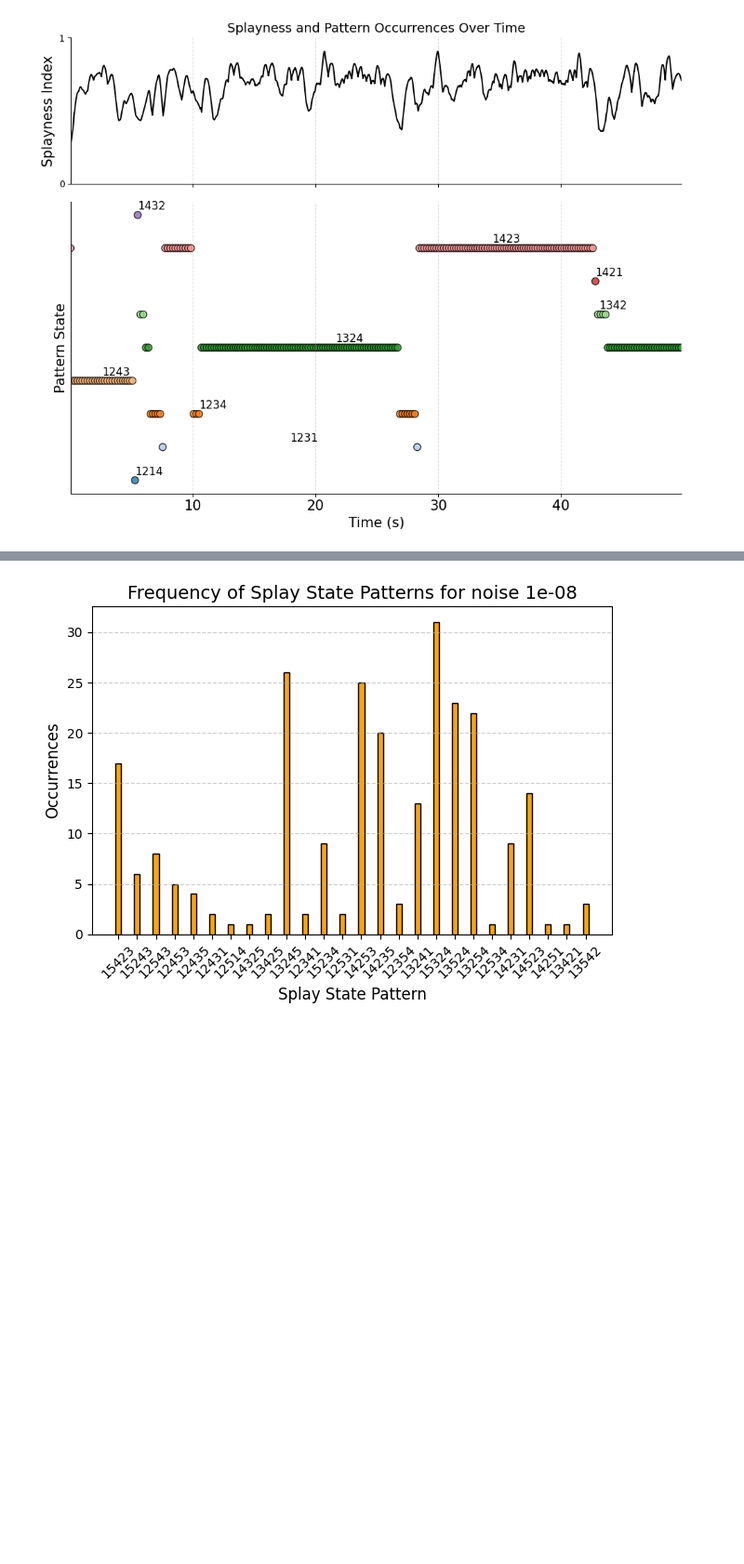
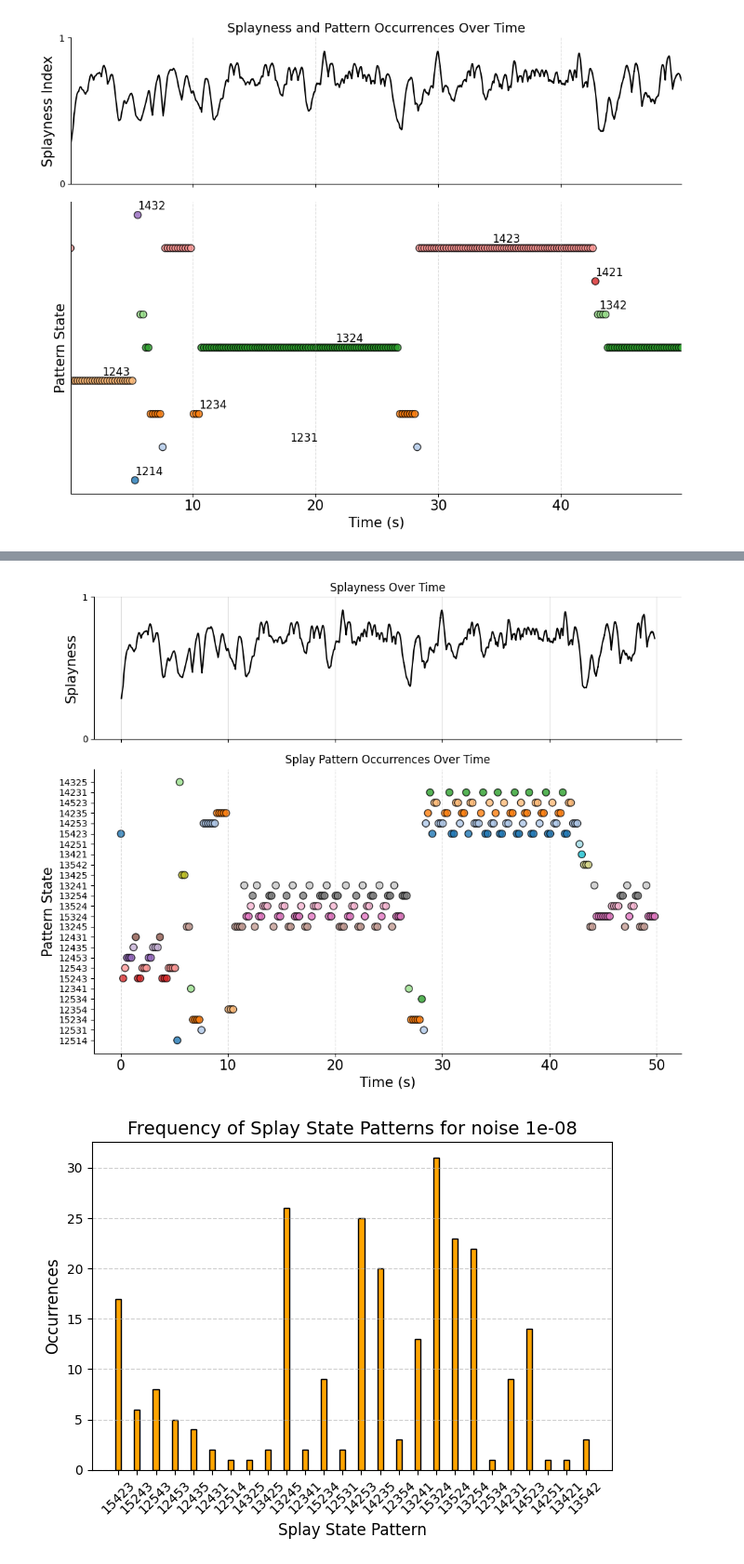
Before and after one commit to AtharvSuryawanshi/Desynchronizing-Neural-Circuits-using-gap-junctions, a Jupyter notebook: splay_state_progression.ipynb, the cells around one changed output, grey strips where cells are left out. Shown at 93% size. Drawn from its saved outputs; the diff is of its cells as text; code cells hidden in the pictures; blank space fills up the shorter version.

Commit message:
splayyyy girl!

```diff
--- a/splay_state_progression.ipynb
+++ b/splay_state_progression.ipynb
@@ -286,3 +269,63 @@ defaultdict(<class 'list'>, {'15423': [15.7 * msecond, 29.0737 * second, 30.873
+# %%
+# --- Extract and sort patterns ignoring '5' for ordering ---
+patterns_times = extract_splay_sequences(SpM1.i, SpM1.t, N=5)
+
+def pattern_key(p):
+    return ''.join([ch for ch in p if ch != '5'])
+
+all_patterns = sorted(patterns_times.keys(), key=pattern_key)
+pattern_to_y = {p: i for i, p in enumerate(all_patterns)}
+
+# --- Prepare scatter data ---
+x, y, colors, texts = [], [], [], []
+cmap = plt.get_cmap('tab20')
+
+for i, pattern in enumerate(all_patterns):
+    times = patterns_times[pattern]
+    x.extend(times)
+    y.extend([pattern_to_y[pattern]] * len(times))
+    colors.extend([cmap(i % 20)] * len(times))
+    texts.extend([pattern.replace('5', '')] * len(times))  # text version without '5'
+
+# --- Compute splayness ---
+splay_vals, _ = get_splayness(SpM1, tmin, tmax, 100e-6)
+times = np.linspace(tmin, tmax, len(splay_vals))
+
+# --- Plot ---
+fig, axs = plt.subplots(2, 1, figsize=(10, 8), sharex=True, gridspec_kw={'height_ratios': [1, 2]})
+
+# --- Top: Splayness over time ---
+axs[0].plot(times, splay_values, color='black', lw=1.5)
+axs[0].set_ylabel("Splayness", fontsize=15)
+axs[0].set_title("Splayness Over Time")
+axs[0].grid(alpha=0.4)
+# axs[0].legend()
+axs[0].spines['top'].set_visible(False)
+axs[0].spines['right'].set_visible(False)
+axs[0].set_ylim(0, 1)
+axs[0].set_yticks([0,1])
+
+
+# --- Bottom: Pattern occurrences ---
+sc = axs[1].scatter(x, y, c=colors, s=60, edgecolor='k', alpha=0.8)
+axs[1].set_yticks(range(len(all_patterns)))
+axs[1].set_yticklabels(all_patterns)
+axs[1].set_xlabel("Time (s)", fontsize=15)
+axs[1].set_ylabel("Pattern State", fontsize=15)
+axs[1].set_title("Splay Pattern Occurrences Over Time")
+axs[1].grid(axis='x', linestyle='--', alpha=0.4)
+axs[1].spines['top'].set_visible(False)
+axs[1].spines['right'].set_visible(False)
+axs[1].tick_params(axis='x', labelsize=15)
+
+# --- Add pattern text labels ---
+# for xi, yi, txt in zip(x, y, texts):
+#     axs[1].text(xi + 0.001, yi, txt, fontsize=8, alpha=0.7, va='center')  # small offset
+
+plt.tight_layout()
+plt.show()
+# %% [output]
+[figure, added]
 # %%
 patterns = extract_splay_sequences(SpM1.i, SpM1.t, N=5)
 # Get unique patterns and assign each a y-value
```
Also changed, not shown: parts of 4 cells of this notebook, 1 other file.
